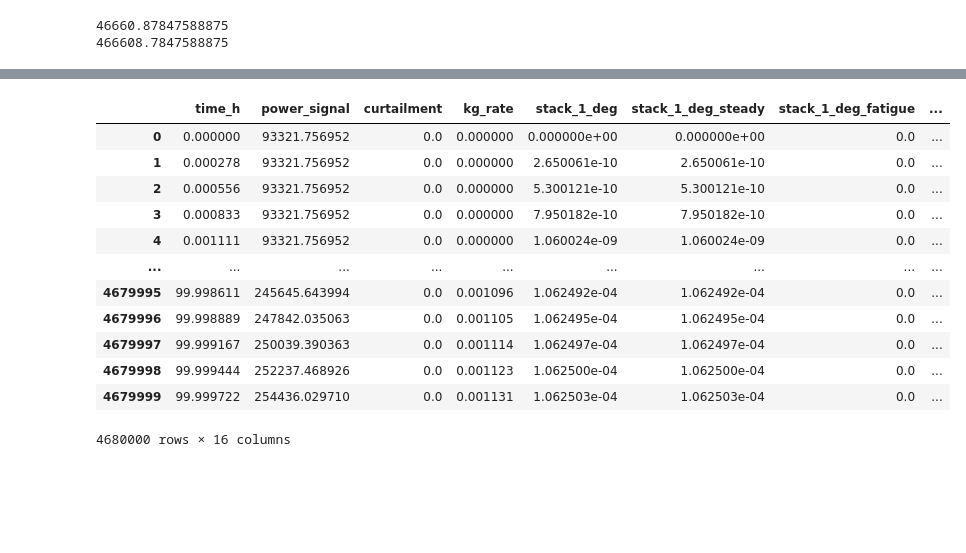
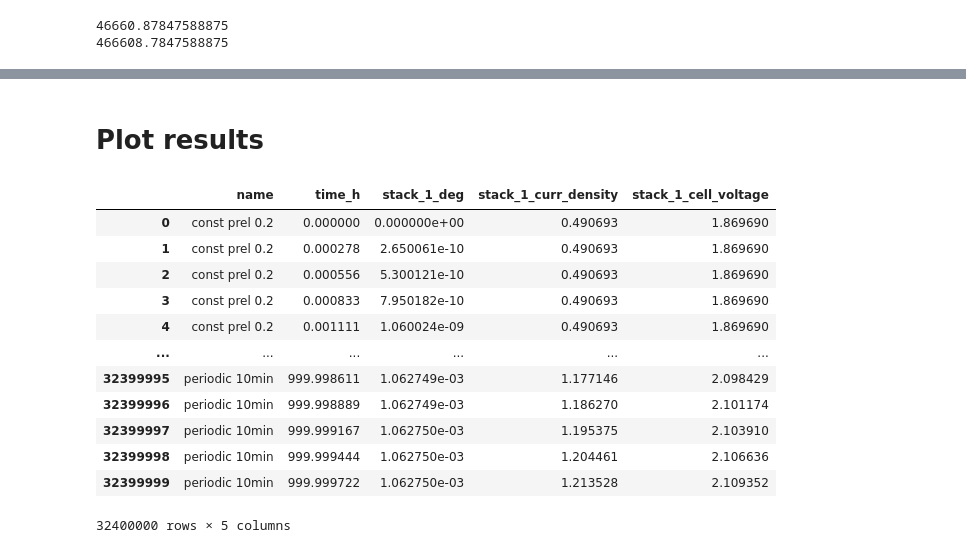
Before and after one commit to ZBT-Tools/electrolyzer, a Jupyter notebook: zbt/DEl_PM2_DataGeneration.ipynb, the cells around one changed output, grey strips where cells are left out. Drawn from its saved outputs; the diff is of its cells as text; code cells hidden in the pictures; blank space fills up the shorter version.

```diff
--- a/zbt/DEl_PM2_DataGeneration.ipynb
+++ b/zbt/DEl_PM2_DataGeneration.ipynb
@@ -210,16 +508,19 @@ result_df.loc[:,["time_h","stack_1_deg","stack_1_curr_density"]].to_pickle("CM2_
+# %% [markdown]
+# Plot results
 # %%
-result_df
+train_result_df = pd.read_pickle("CM2_data.pkl")
+train_result_df
 # %% [output]
-|  | time_h | power_signal | curtailment | kg_rate | stack_1_deg | stack_1_deg_steady | stack_1_deg_fatigue | ... |
-| 0 | 0.000000 | 93321.756952 | 0.0 | 0.000000 | 0.000000e+00 | 0.000000e+00 | 0.0 | ... |
-| 1 | 0.000278 | 93321.756952 | 0.0 | 0.000000 | 2.650061e-10 | 2.650061e-10 | 0.0 | ... |
-| 2 | 0.000556 | 93321.756952 | 0.0 | 0.000000 | 5.300121e-10 | 5.300121e-10 | 0.0 | ... |
-| 3 | 0.000833 | 93321.756952 | 0.0 | 0.000000 | 7.950182e-10 | 7.950182e-10 | 0.0 | ... |
-| 4 | 0.001111 | 93321.756952 | 0.0 | 0.000000 | 1.060024e-09 | 1.060024e-09 | 0.0 | ... |
-| ... | ... | ... | ... | ... | ... | ... | ... | ... |
-| 4679995 | 99.998611 | 245645.643994 | 0.0 | 0.001096 | 1.062492e-04 | 1.062492e-04 | 0.0 | ... |
-| 4679996 | 99.998889 | 247842.035063 | 0.0 | 0.001105 | 1.062495e-04 | 1.062495e-04 | 0.0 | ... |
-| 4679997 | 99.999167 | 250039.390363 | 0.0 | 0.001114 | 1.062497e-04 | 1.062497e-04 | 0.0 | ... |
-| 4679998 | 99.999444 | 252237.468926 | 0.0 | 0.001123 | 1.062500e-04 | 1.062500e-04 | 0.0 | ... |
-| 4679999 | 99.999722 | 254436.029710 | 0.0 | 0.001131 | 1.062503e-04 | 1.062503e-04 | 0.0 | ... |
+|  | name | time_h | stack_1_deg | stack_1_curr_density | stack_1_cell_voltage |
+| 0 | const prel 0.2 | 0.000000 | 0.000000e+00 | 0.490693 | 1.869690 |
+| 1 | const prel 0.2 | 0.000278 | 2.650061e-10 | 0.490693 | 1.869690 |
+| 2 | const prel 0.2 | 0.000556 | 5.300121e-10 | 0.490693 | 1.869690 |
+| 3 | const prel 0.2 | 0.000833 | 7.950182e-10 | 0.490693 | 1.869690 |
+| 4 | const prel 0.2 | 0.001111 | 1.060024e-09 | 0.490693 | 1.869690 |
+| ... | ... | ... | ... | ... | ... |
+| 32399995 | periodic 10min | 999.998611 | 1.062749e-03 | 1.177146 | 2.098429 |
+| 32399996 | periodic 10min | 999.998889 | 1.062749e-03 | 1.186270 | 2.101174 |
+| 32399997 | periodic 10min | 999.999167 | 1.062750e-03 | 1.195375 | 2.103910 |
+| 32399998 | periodic 10min | 999.999444 | 1.062750e-03 | 1.204461 | 2.106636 |
+| 32399999 | periodic 10min | 999.999722 | 1.062750e-03 | 1.213528 | 2.109352 |
-4680000 rows × 16 columns
+32400000 rows × 5 columns
```
Also changed, not shown: parts of 45 cells of this notebook, 4 other files.
